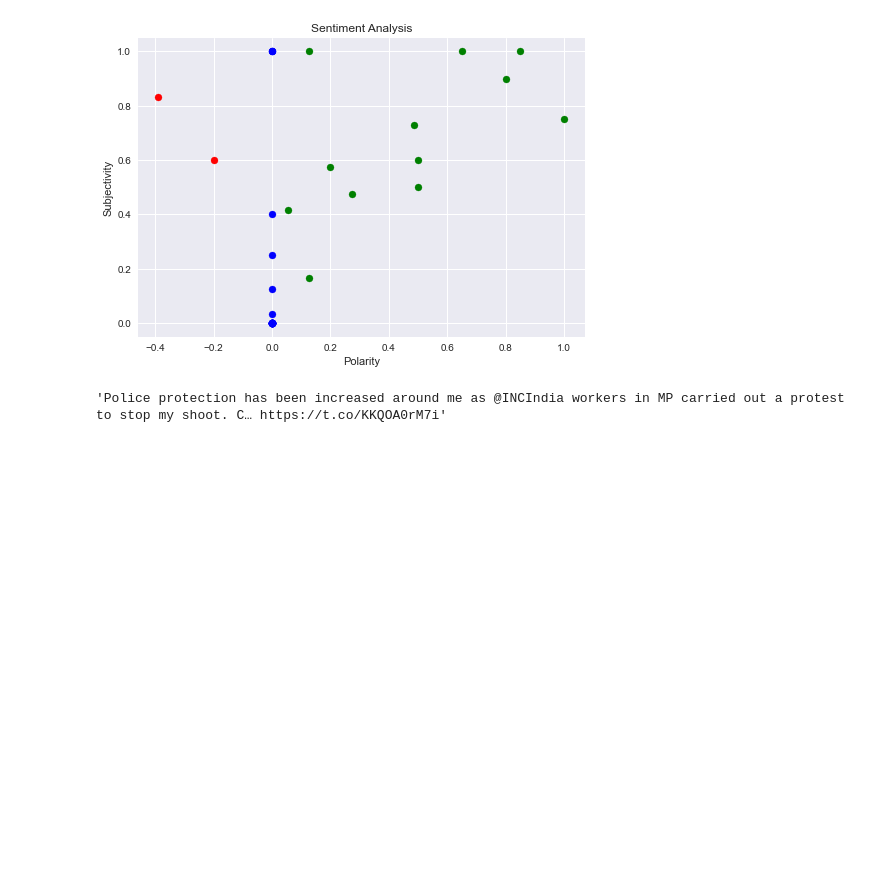
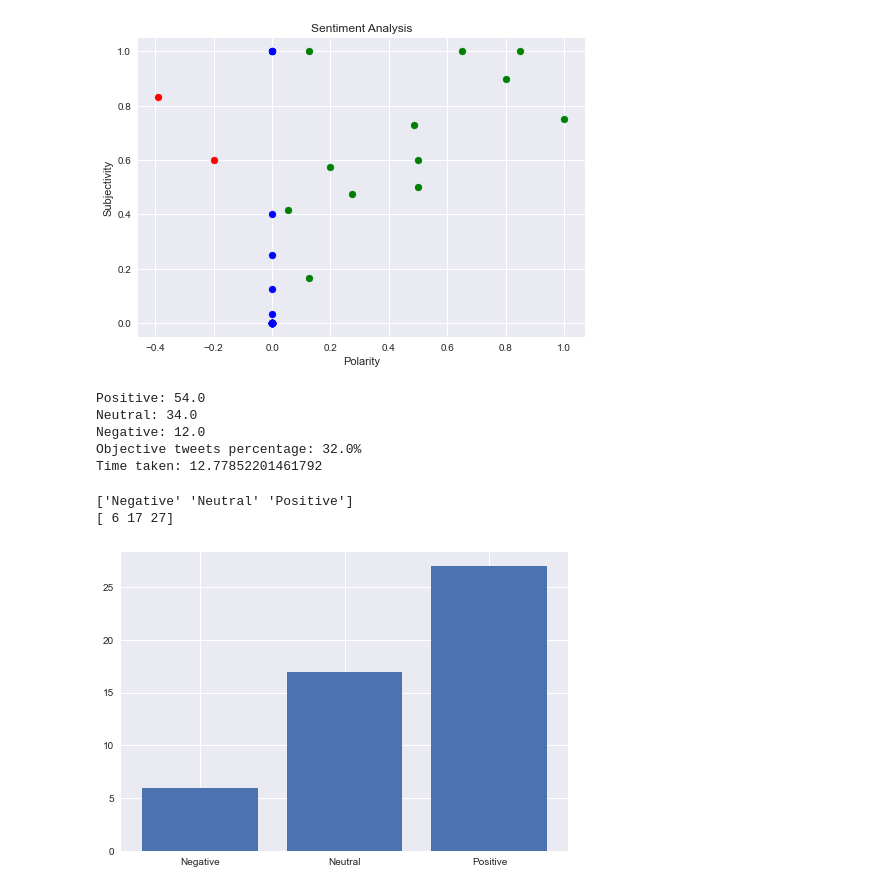
Before and after one commit to mayank-aggrwal/NLP, a Jupyter notebook: Twitter_Sentiment_Analysis/1_twitter_sentiment_analysis.ipynb, the cells around one changed output. Cells and saved outputs as stored; diff of their text form; code cells hidden in the pictures; blank space fills up the shorter version.

```diff
--- a/Twitter_Sentiment_Analysis/1_twitter_sentiment_analysis.ipynb
+++ b/Twitter_Sentiment_Analysis/1_twitter_sentiment_analysis.ipynb
@@ -420,19 +412,3 @@ plt.ylabel('Subjectivity')
 plt.show()
 # %% [output]
 [figure]
-# %%
-twitterAccount = 'KanganaTeam'
-tweets = tweepy.Cursor(twiterApi.user_timeline,
-                        screen_name=twitterAccount,
-                        count=None,
-                        since_id=None,
-                        max_id=None,
-                        trim_user=True,
-                        exclude_replies=True,
-                        contributor_details=False,
-                        include_entities=False
-                        ).items(50);
-df = pd.DataFrame(data=[tweet.text for tweet in tweets], columns=['Tweet'])
-df['Tweet'][0]
-# %% [output]
-'Police protection has been increased around me as @INCIndia workers in MP carried out a protest to stop my shoot. C… https://t.co/KKQOA0rM7i'
@@ -438,0 +417,52 @@ df['Tweet'][0]
+# %%
+start = time.time()
+
+twitterAccount = 'KanganaTeam'
+tweets = tweepy.Cursor(twiterApi.user_timeline,
+                        screen_name=twitterAccount,
+                        count=None,
+                        since_id=None,
+                        max_id=None,
+                        trim_user=True,
+                        exclude_replies=True,
+                        contributor_details=False,
+                        include_entities=False
+                      ).items(50);
+
+df = pd.DataFrame(data=[tweet.text for tweet in tweets], columns=['Tweet'])
+df['Tweet'][0]
+df['Tweet'] = df['Tweet'].apply(cleanTweets)
+df['Subjectivity'] = df['Tweet'].apply(getTweetSubjectivity)
+df['Polarity'] = df['Tweet'].apply(getTweetPolarity)
+df = df.drop(df[df['Tweet'] == ''].index)
+df['Score'] = df['Polarity'].apply(getTextAnalysis)
+
+positive_perc = ((df[df['Score'] == 'Positive'].shape[0])/(df.shape[0])) * 100
+print("Positive:", round(positive_perc, 2))
+neutral_perc = ((df[df['Score'] == 'Neutral'].shape[0])/(df.shape[0])) * 100
+print("Neutral:", round(neutral_perc, 2))
+negative_perc = ((df[df['Score'] == 'Negative'].shape[0])/(df.shape[0])) * 100
+print("Negative:", round(negative_perc, 2))
+objective_perc = ((df[df['Subjectivity'] == 0].shape[0])/ (df.shape[0])) * 100
+print("Objective tweets percentage: {}%".format(round(objective_perc, 2)) )
+
+end = time.time()
+print('Time taken:', end - start)
+# %% [output]
+Positive: 54.0
+Neutral: 34.0
+Negative: 12.0
+Objective tweets percentage: 32.0%
+Time taken: 12.77852201461792
+# %%
+# bar graph
+label = df.groupby('Score').count().index.values
+print(label)
+values = df.groupby('Score').size().values
+print(values)
+plt.bar(label, values)
+plt.show()
+# %% [output]
+['Negative' 'Neutral' 'Positive']
+[ 6 17 27]
+[figure, added]
```
Also changed, not shown: parts of 10 cells of this notebook.
